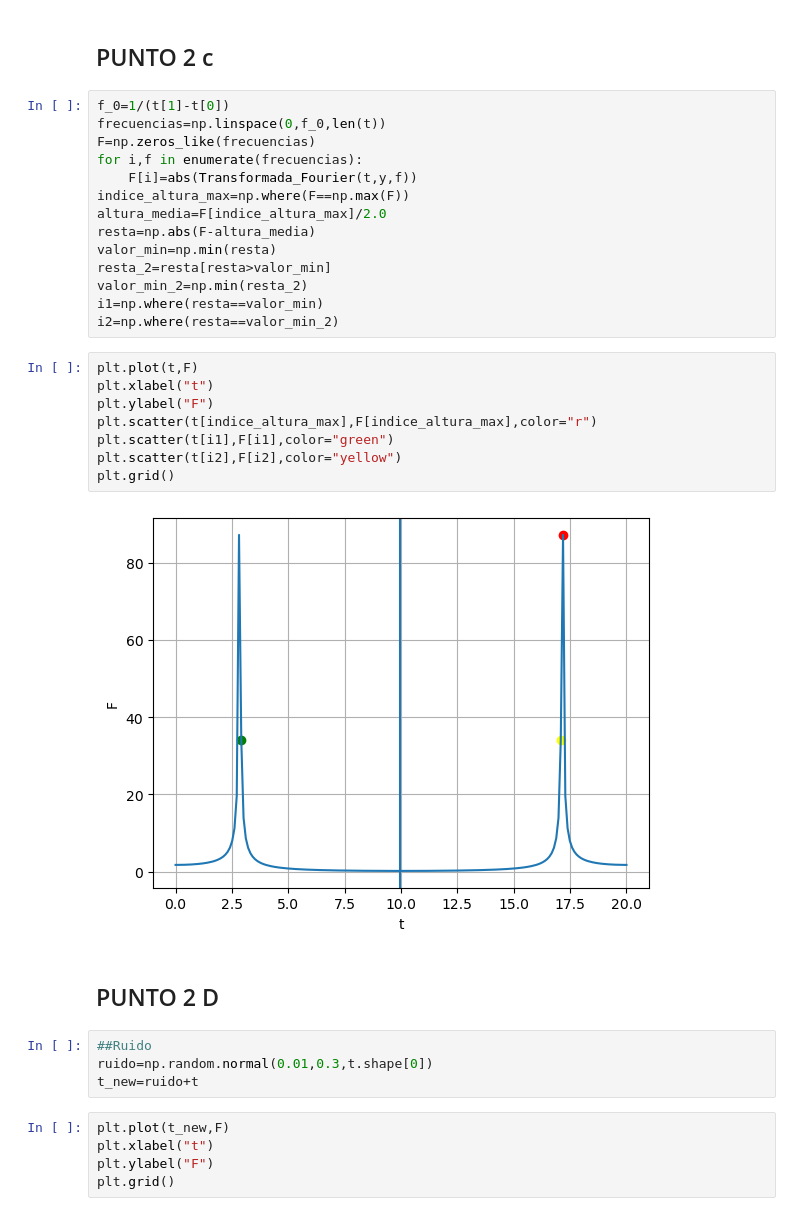
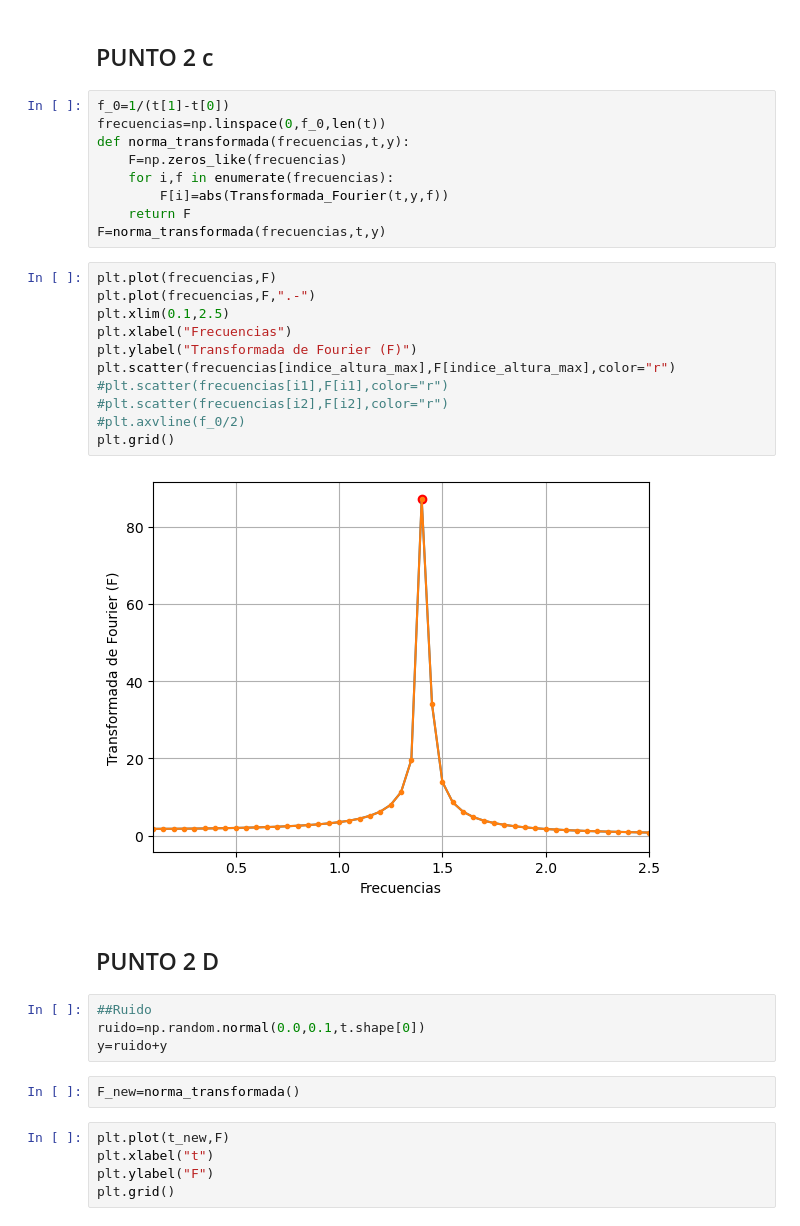
Before and after one commit to DANI2579/MetodosComputacionalesII, a Jupyter notebook: Taller_1_MetodosII/Untitled.ipynb, the cells around one changed output. Cells and saved outputs as stored; diff of their text form.

```diff
--- a/Taller_1_MetodosII/Untitled.ipynb
+++ b/Taller_1_MetodosII/Untitled.ipynb
@@ -31,33 +31,33 @@ Transformada_Fourier(t,y_2,0.1) ##Prueba
 # %%
 f_0=1/(t[1]-t[0])
 frecuencias=np.linspace(0,f_0,len(t))
-F=np.zeros_like(frecuencias)
-for i,f in enumerate(frecuencias):
-    F[i]=abs(Transformada_Fourier(t,y,f))
-indice_altura_max=np.where(F==np.max(F))
-altura_media=F[indice_altura_max]/2.0
-resta=np.abs(F-altura_media)
-valor_min=np.min(resta)
-resta_2=resta[resta>valor_min]
-valor_min_2=np.min(resta_2)
-i1=np.where(resta==valor_min)
-i2=np.where(resta==valor_min_2)
+def norma_transformada(frecuencias,t,y):
+    F=np.zeros_like(frecuencias)
+    for i,f in enumerate(frecuencias):
+        F[i]=abs(Transformada_Fourier(t,y,f))
+    return F
+F=norma_transformada(frecuencias,t,y)
 # %%
-plt.plot(t,F)
-plt.xlabel("t")
-plt.ylabel("F")
-plt.scatter(t[indice_altura_max],F[indice_altura_max],color="r")
-plt.scatter(t[i1],F[i1],color="green")
-plt.scatter(t[i2],F[i2],color="yellow")
+plt.plot(frecuencias,F)
+plt.plot(frecuencias,F,".-")
+plt.xlim(0.1,2.5)
+plt.xlabel("Frecuencias")
+plt.ylabel("Transformada de Fourier (F)")
+plt.scatter(frecuencias[indice_altura_max],F[indice_altura_max],color="r")
+#plt.scatter(frecuencias[i1],F[i1],color="r")
+#plt.scatter(frecuencias[i2],F[i2],color="r")
+#plt.axvline(f_0/2)
 plt.grid()
 # %% [output]
-[figure, old version]
+[figure, new version]
 # %% [markdown]
 ## PUNTO 2 D
 # %%
 ##Ruido
-ruido=np.random.normal(0.01,0.3,t.shape[0])
-t_new=ruido+t
+ruido=np.random.normal(0.0,0.1,t.shape[0])
+y=ruido+y
+# %%
+F_new=norma_transformada()
 # %%
 plt.plot(t_new,F)
 plt.xlabel("t")
```
Also changed, not shown: parts of 2 cells of this notebook.
